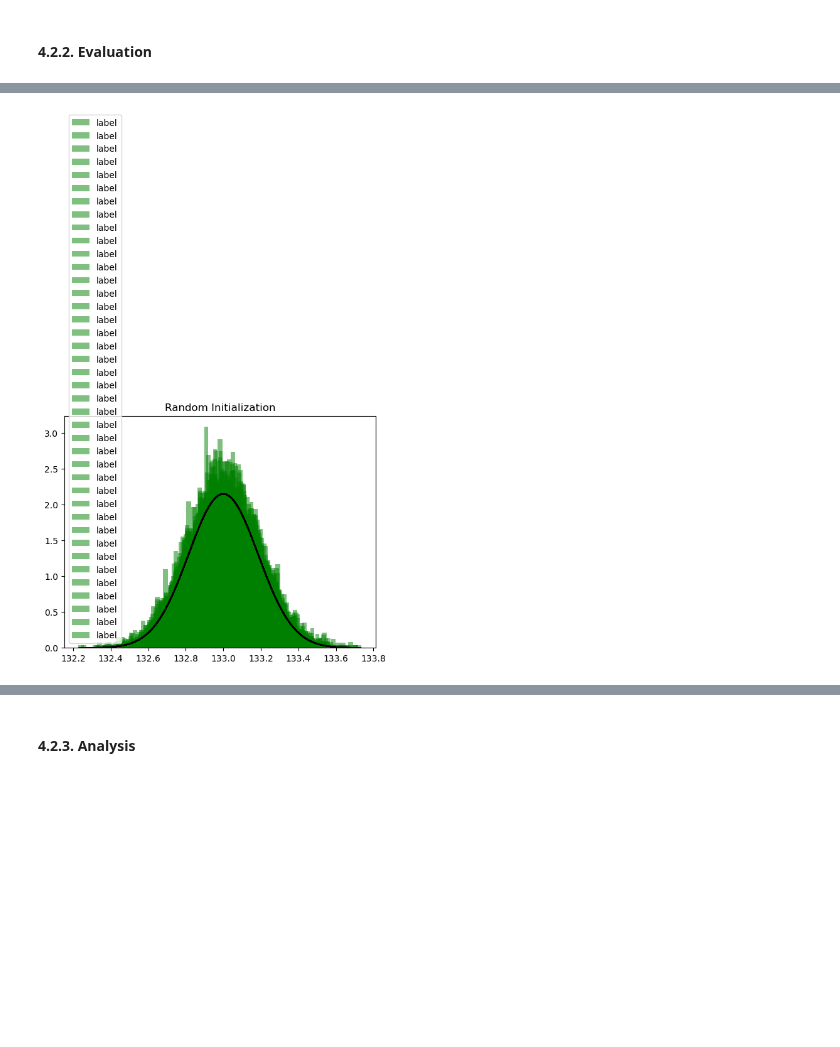
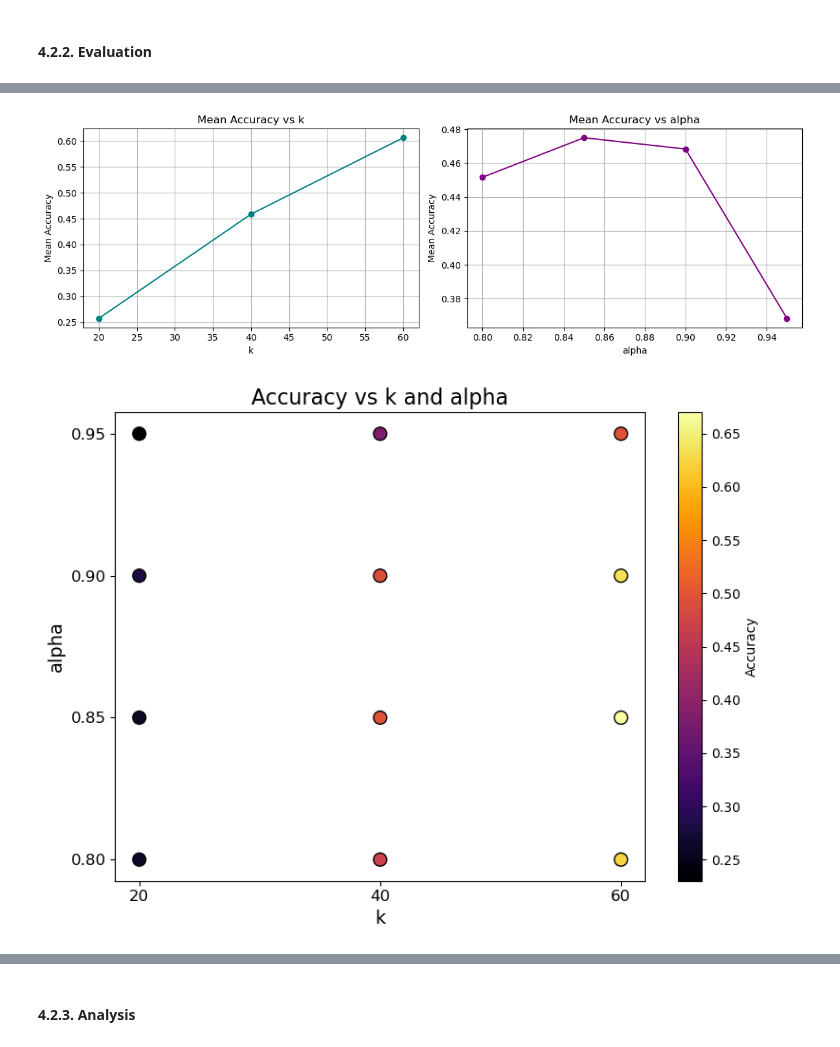
Before and after one commit to nouranKhalil/Face-Recognition, a Jupyter notebook: Face Recognition.ipynb, the cells around one changed output, grey strips where cells are left out. Drawn from its saved outputs; the diff is of its cells as text; code cells hidden in the pictures; blank space fills up the shorter version.

```diff
--- a/Face Recognition.ipynb
+++ b/Face Recognition.ipynb
@@ -444,41 +465,8 @@ Accuracy for thershold = 0.95 and k = 60 : 0.475
 -------------------------------------------------------------------------
 # %%
-from scipy.stats import norm
-
-def plot_pdf(mu,sigma,label,alpha=0.5,linestyle='k--',density=True,color='green'):
-    """
-    Plot 1-D data and its PDF curve.
-
-    Parameters
-    ----------
-    X : array-like, shape (n_samples,)
-        The input data.
-    """
-    # Compute the mean and standard deviation of the data
-
-    # Plot the data
-
-    X = norm.rvs(mu, sigma, size=1000)
-
-    plt.hist(X, bins=50, density=density, alpha=alpha,label=label,color=color)
-
-    # Plot the PDF
-    x = np.linspace(X.min(), X.max(), 1000)
-    y = norm.pdf(x, mu, sigma)
-    plt.plot(x, y, linestyle)
-
-def random_init(n_compenents):
-    """Initialize means, weights and variance randomly"""
-    pi = np.ones((n_compenents)) / n_compenents
-    means = np.random.choice(X_train_scaled.shape[0], n_compenents)
-    variances = np.random.random_sample(size=n_compenents)
-    for i in range(n_compenents):
-        plot_pdf(means[0],variances[0],'label')
-
-    plt.title("Random Initialization")
-
-    plt.legend()
-    plt.show()
-random_init(40)
+visual = visualize(gmm_accuracy)
+visual.plot_separate()
+visual.plot_together()
 # %% [output]
-[figure, old version]
+[figure, new version]
+[figure, added]
```
Also changed, not shown: parts of 7 cells of this notebook.
